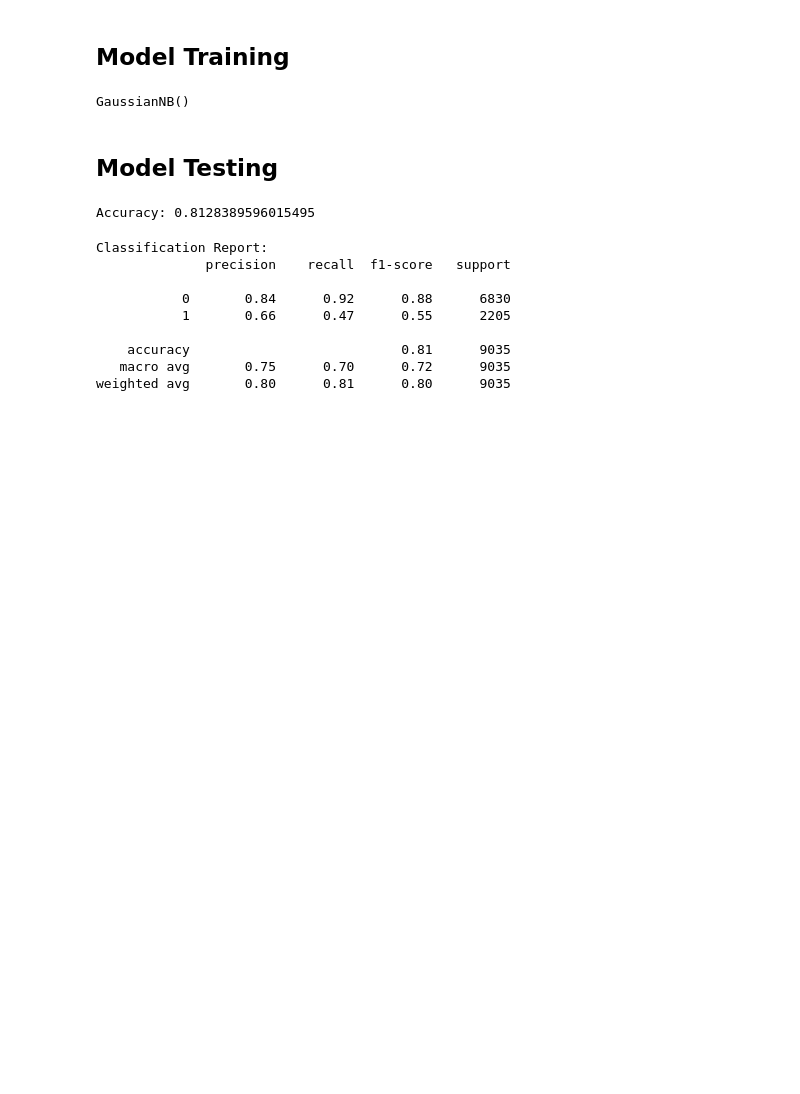
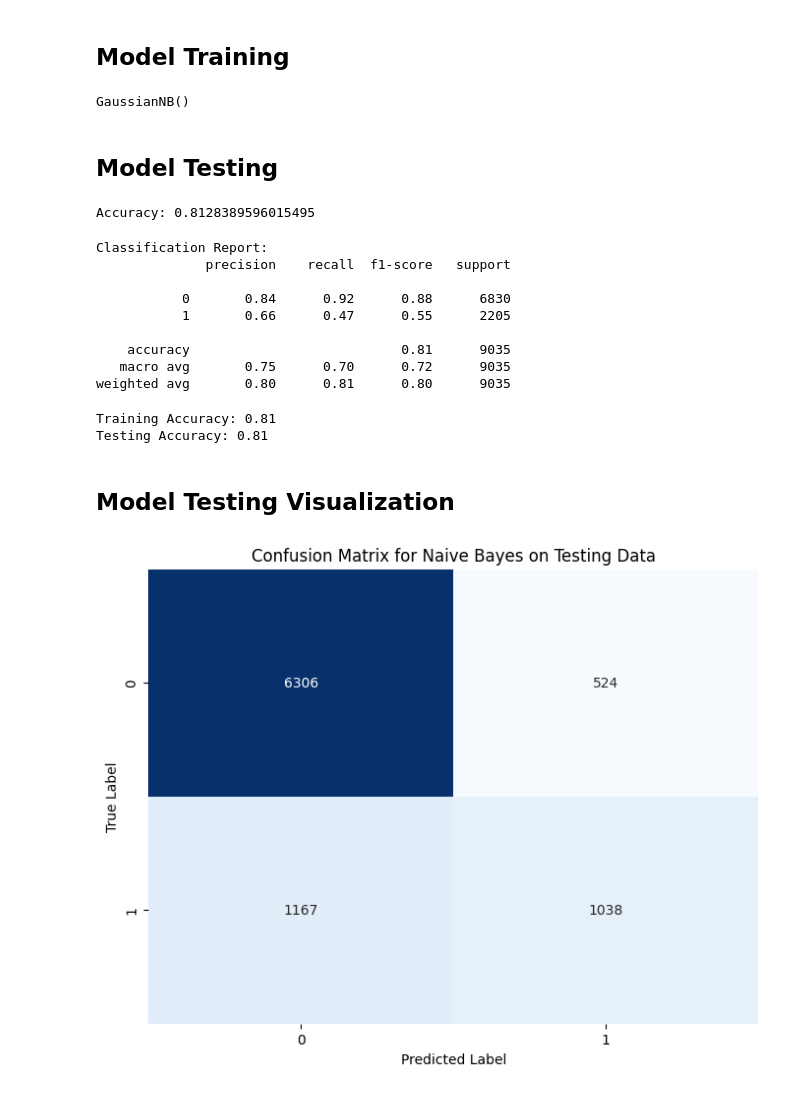
Before and after one commit to PehansiK/Census-Income-Prediction, a Jupyter notebook: NaiveBayes.ipynb, the cells around one changed output. Saved outputs shown, nothing was run; the diff lists cells and outputs as text; code cells hidden in the pictures; blank space fills up the shorter version.

Commit message:
NB - Model Testing Visualization

```diff
--- a/NaiveBayes.ipynb
+++ b/NaiveBayes.ipynb
@@ -64,3 +65,37 @@ Classification Report:
     accuracy                           0.81      9035
    macro avg       0.75      0.70      0.72      9035
 weighted avg       0.80      0.81      0.80      9035
+# %%
+# Predict class labels on the training dataset
+y_train_pred_nb = nb_model.predict(X_train)
+
+# Predict class labels on the testing dataset
+y_test_pred_nb = nb_model.predict(X_test)
+
+# Calculate training accuracy
+train_accuracy = accuracy_score(y_train, y_train_pred_nb)
+print(f'\nTraining Accuracy: {train_accuracy:.2f}')
+
+# Calculate testing accuracy
+test_accuracy = accuracy_score(y_test, y_test_pred_nb)
+print(f'Testing Accuracy: {test_accuracy:.2f}')
+# %% [output]
+Training Accuracy: 0.81
+Testing Accuracy: 0.81
+# %% [markdown]
+## Model Testing Visualization
+# %%
+#Get the confusion matrix
+cm_nb = confusion_matrix(y_test, predictions)
+
+# Plot the confusion matrix
+plt.figure(figsize=(8, 6))
+sns.heatmap(cm_nb, annot=True, fmt='d', cmap='Blues', cbar=False,
+            xticklabels=nb_model.classes_,
+            yticklabels=nb_model.classes_)
+plt.title('Confusion Matrix for Naive Bayes on Testing Data')
+plt.xlabel('Predicted Label')
+plt.ylabel('True Label')
+plt.show()
+# %% [output]
+[figure, added]
```
Also changed, not shown: parts of 2 cells of this notebook.
